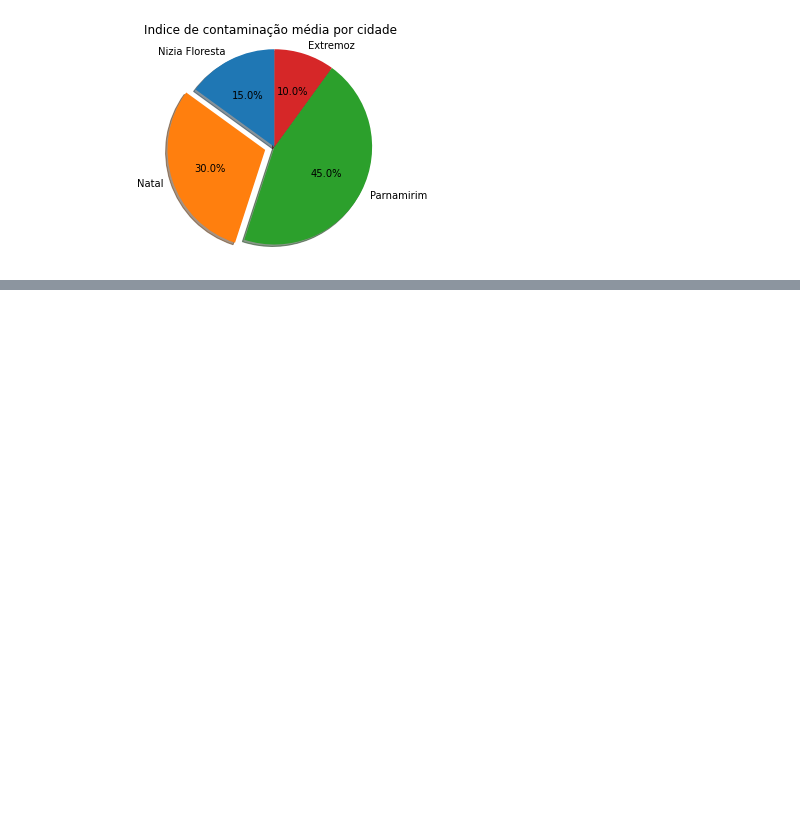
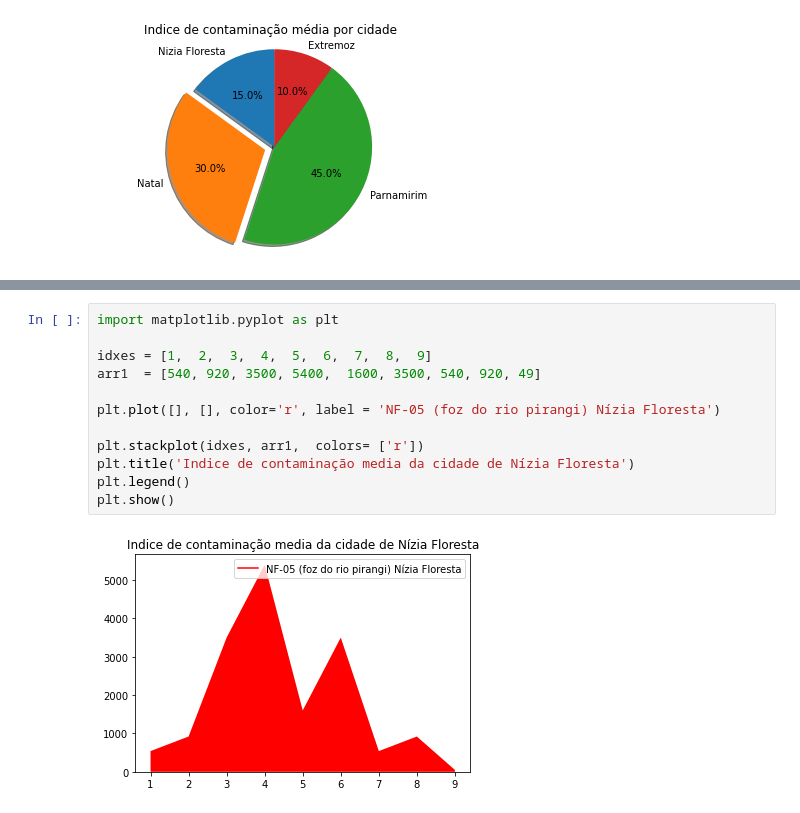
Before and after one commit to joseanepalhares/Analise-e-classificacao-das-condicoes-de-balneabilidade-das-praias-do-Rio-Grande-do-Norte, a Jupyter notebook: Agua_Azul.ipynb, the cells around one changed output, grey strips where cells are left out. Saved outputs shown, nothing was run; the diff lists cells and outputs as text; blank space fills up the shorter version.

```diff
--- a/Agua_Azul.ipynb
+++ b/Agua_Azul.ipynb
@@ -104,0 +138,14 @@ plt.show()
+# %%
+import matplotlib.pyplot as plt
+
+idxes = [1,  2,  3,  4,  5,  6,  7,  8,  9]
+arr1  = [540, 920, 3500, 5400,  1600, 3500, 540, 920, 49]
+
+plt.plot([], [], color='r', label = 'NF-05 (foz do rio pirangi) Nízia Floresta')
+
+plt.stackplot(idxes, arr1,  colors= ['r'])
+plt.title('Indice de contaminação media da cidade de Nízia Floresta')
+plt.legend()
+plt.show()
+# %% [output]
+[figure, added]
```
Also changed, not shown: parts of 6 cells of this notebook.
